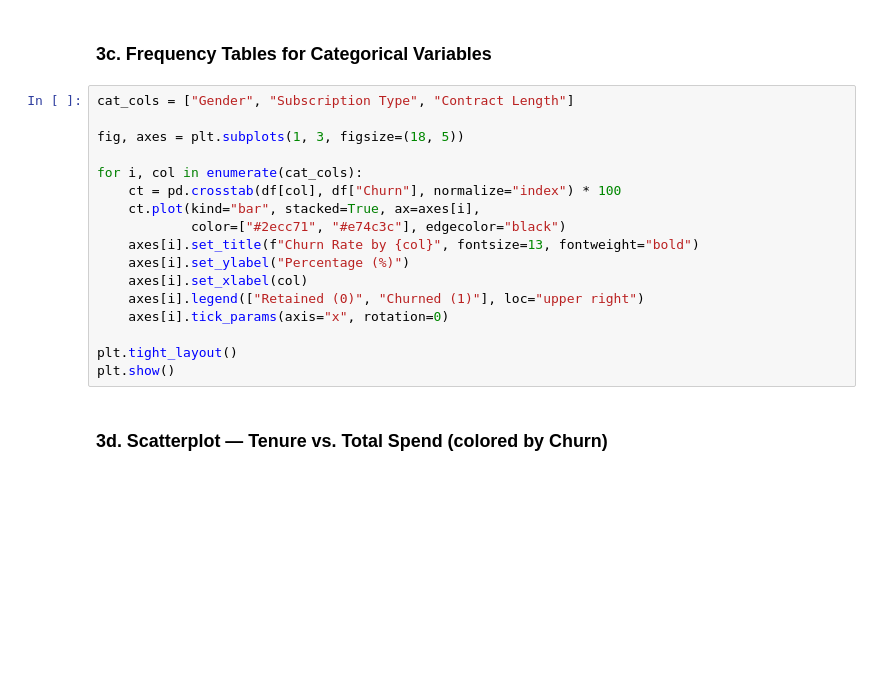
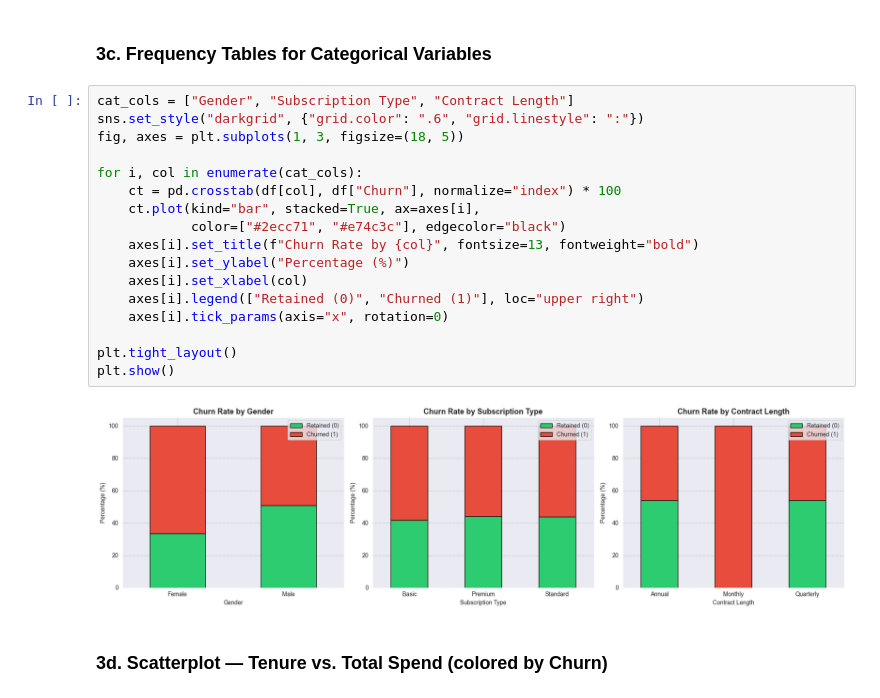
Before and after one commit to AssylbekO/Customer-Churn, a Jupyter notebook: src/customer_churn.ipynb, the cells around one changed output. Drawn from its saved outputs; the diff is of its cells as text; blank space fills up the shorter version.

```diff
--- a/src/customer_churn.ipynb
+++ b/src/customer_churn.ipynb
@@ -150,21 +201,23 @@ plt.show()
 ### 3c. Frequency Tables for Categorical Variables
 # %%
 cat_cols = ["Gender", "Subscription Type", "Contract Length"]
-
+sns.set_style("darkgrid", {"grid.color": ".6", "grid.linestyle": ":"})
 fig, axes = plt.subplots(1, 3, figsize=(18, 5))
 
 for i, col in enumerate(cat_cols):
     ct = pd.crosstab(df[col], df["Churn"], normalize="index") * 100
     ct.plot(kind="bar", stacked=True, ax=axes[i],
             color=["#2ecc71", "#e74c3c"], edgecolor="black")
     axes[i].set_title(f"Churn Rate by {col}", fontsize=13, fontweight="bold")
     axes[i].set_ylabel("Percentage (%)")
     axes[i].set_xlabel(col)
     axes[i].legend(["Retained (0)", "Churned (1)"], loc="upper right")
     axes[i].tick_params(axis="x", rotation=0)
 
 plt.tight_layout()
 plt.show()
+# %% [output]
+[figure, added]
 # %% [markdown]
 ### 3d. Scatterplot — Tenure vs. Total Spend (colored by Churn)
 # %%
```
Also changed, not shown: parts of 18 cells of this notebook.
